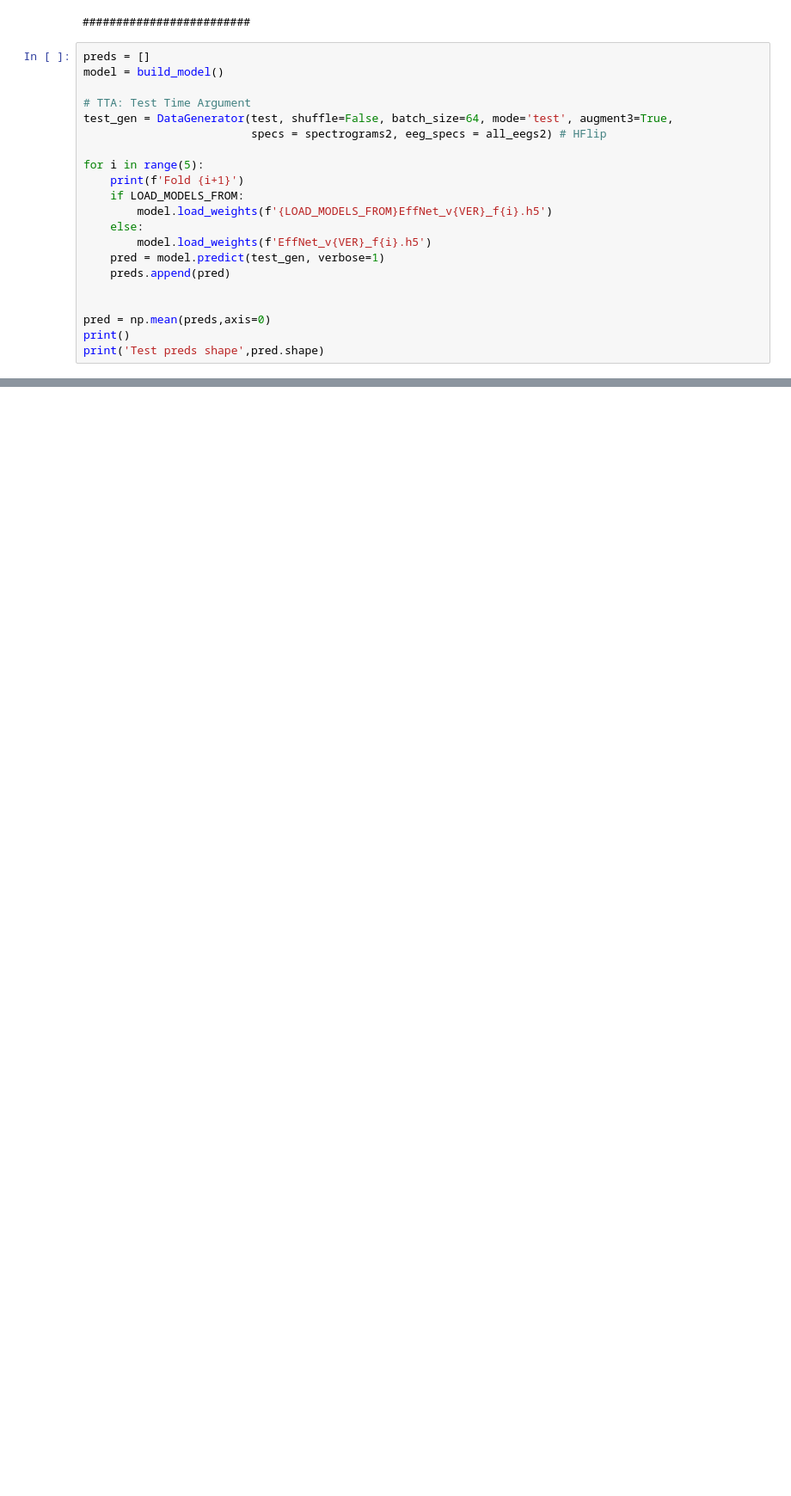
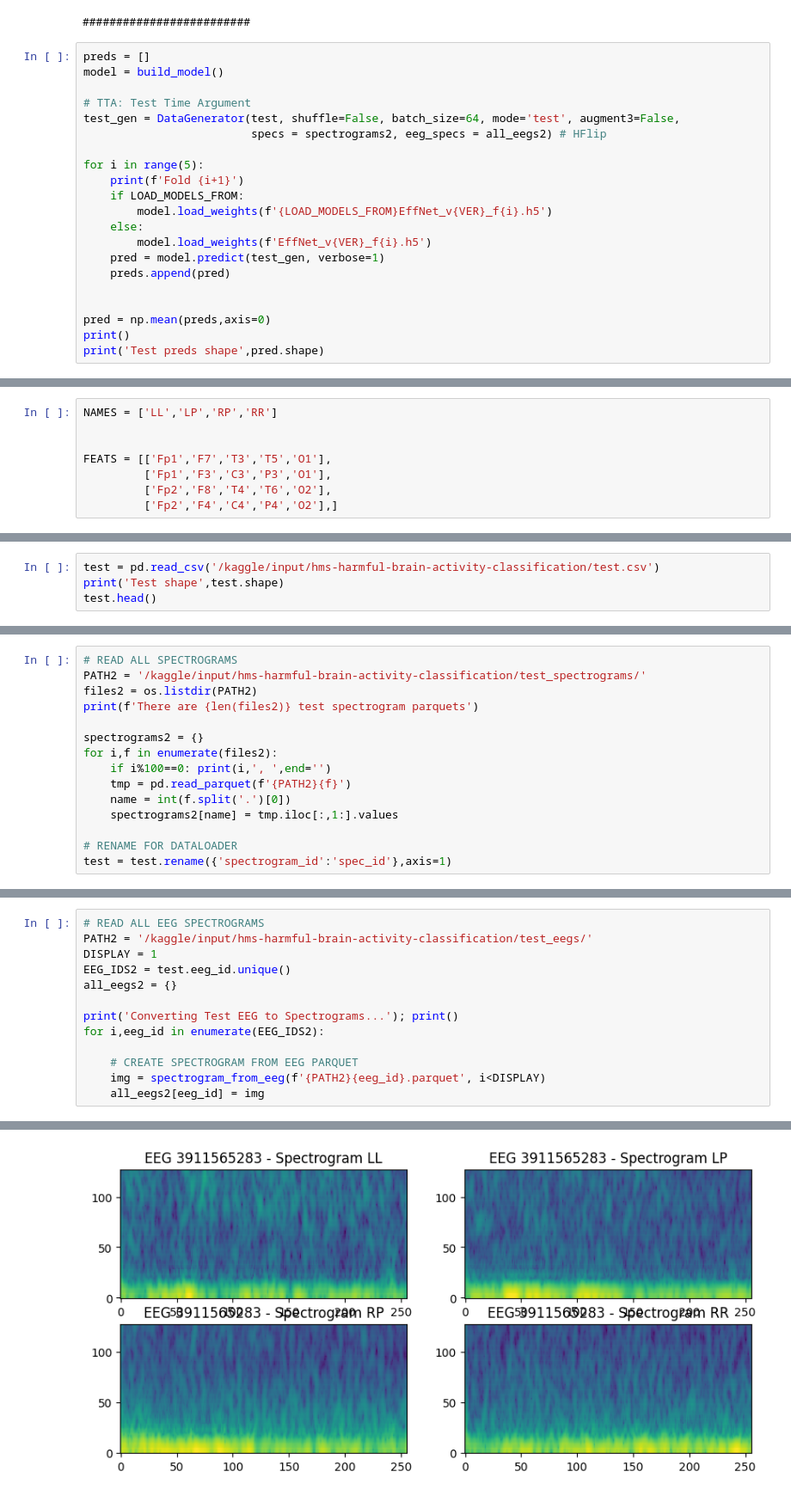
Before and after one commit to SEOYUNJE/github.io, a Jupyter notebook: hms-efficientnetb0-two-stage.ipynb, the cells around one changed output, grey strips where cells are left out. Shown at 86% size. Drawn from its saved outputs; the diff is of its cells as text; blank space fills up the shorter version.

```diff
--- a/hms-efficientnetb0-two-stage.ipynb
+++ b/hms-efficientnetb0-two-stage.ipynb
@@ -709,7 +506,7 @@ preds = []
 model = build_model()
 
 # TTA: Test Time Argument
-test_gen = DataGenerator(test, shuffle=False, batch_size=64, mode='test', augment3=True,
+test_gen = DataGenerator(test, shuffle=False, batch_size=64, mode='test', augment3=False,
                          specs = spectrograms2, eeg_specs = all_eegs2) # HFlip
 
 for i in range(5):
@@ -740,0 +610,8 @@ Test preds shape (1, 6)
+# %%
+NAMES = ['LL','LP','RP','RR']
+
+
+FEATS = [['Fp1','F7','T3','T5','O1'],
+         ['Fp1','F3','C3','P3','O1'],
+         ['Fp2','F8','T4','T6','O2'],
+         ['Fp2','F4','C4','P4','O2'],]
@@ -740,0 +829,4 @@ Test preds shape (1, 6)
+# %%
+test = pd.read_csv('/kaggle/input/hms-harmful-brain-activity-classification/test.csv')
+print('Test shape',test.shape)
+test.head()
@@ -740,0 +837,15 @@ Test preds shape (1, 6)
+# %%
+# READ ALL SPECTROGRAMS
+PATH2 = '/kaggle/input/hms-harmful-brain-activity-classification/test_spectrograms/'
+files2 = os.listdir(PATH2)
+print(f'There are {len(files2)} test spectrogram parquets')
+
+spectrograms2 = {}
+for i,f in enumerate(files2):
+    if i%100==0: print(i,', ',end='')
+    tmp = pd.read_parquet(f'{PATH2}{f}')
+    name = int(f.split('.')[0])
+    spectrograms2[name] = tmp.iloc[:,1:].values
+
+# RENAME FOR DATALOADER
+test = test.rename({'spectrogram_id':'spec_id'},axis=1)
@@ -740,0 +855,14 @@ Test preds shape (1, 6)
+# %%
+# READ ALL EEG SPECTROGRAMS
+PATH2 = '/kaggle/input/hms-harmful-brain-activity-classification/test_eegs/'
+DISPLAY = 1
+EEG_IDS2 = test.eeg_id.unique()
+all_eegs2 = {}
+
+print('Converting Test EEG to Spectrograms...'); print()
+for i,eeg_id in enumerate(EEG_IDS2):
+
+    # CREATE SPECTROGRAM FROM EEG PARQUET
+    img = spectrogram_from_eeg(f'{PATH2}{eeg_id}.parquet', i<DISPLAY)
+    all_eegs2[eeg_id] = img
+# %% [output]
@@ -740,0 +870 @@ Test preds shape (1, 6)
+[figure, added]
```
Also changed, not shown: parts of 50 cells of this notebook.
